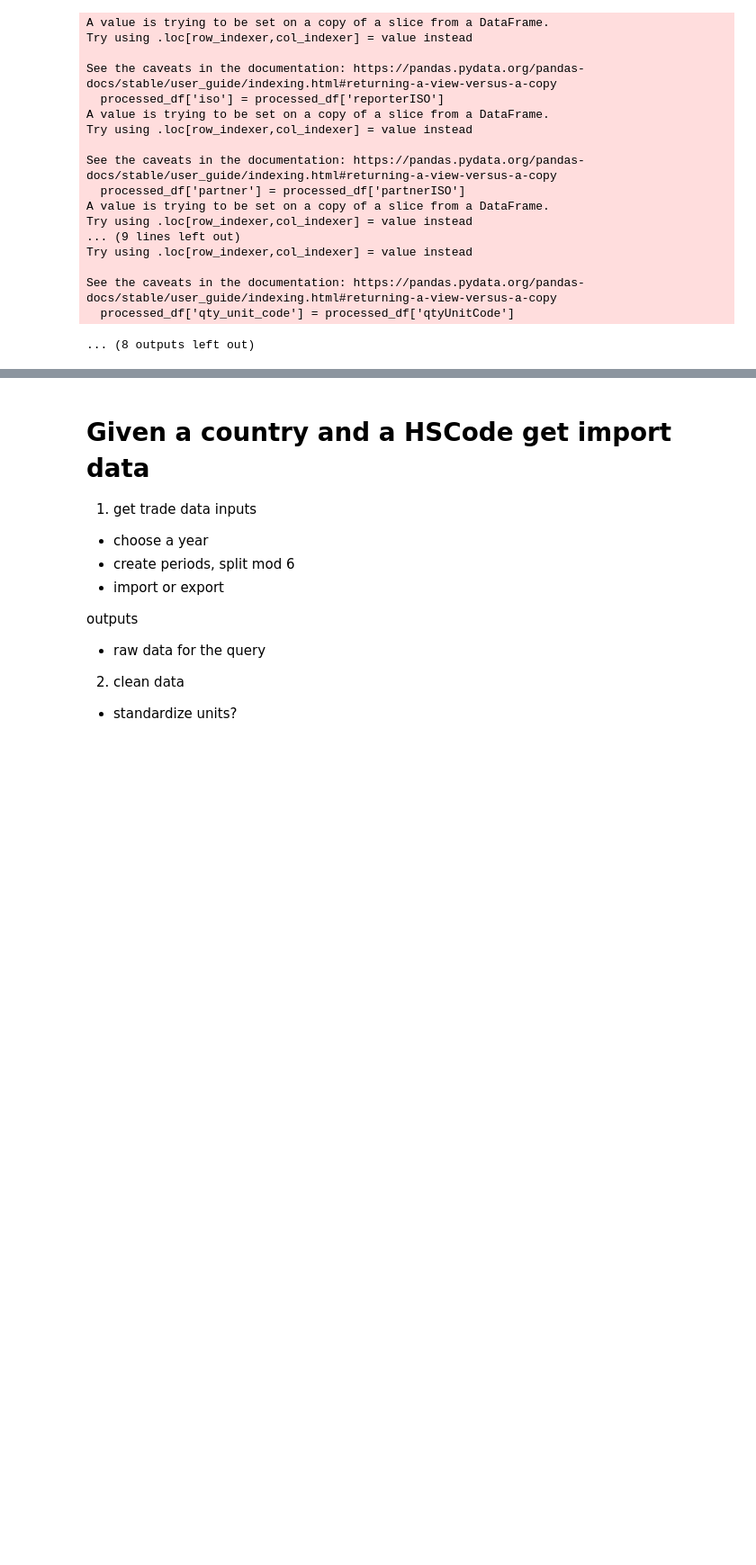
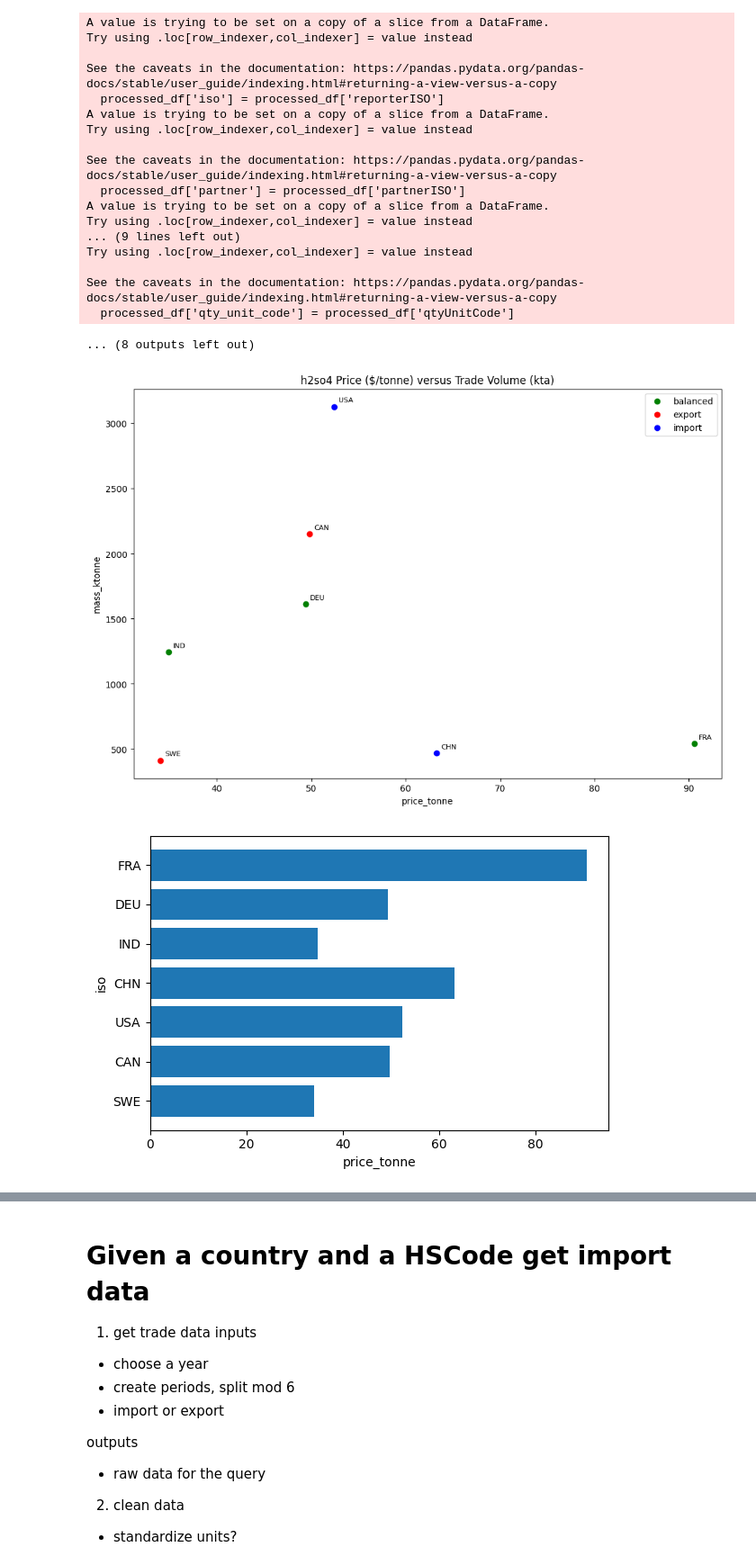
Before and after one commit to NicholasGrundl/bizwiz, a Jupyter notebook: notebooks/datacuration-v0.0-undata-api.ipynb, the cells around one changed output, grey strips where cells are left out. Shown at 90% size. Cells and saved outputs as stored; diff of their text form; code cells hidden in the pictures; blank space fills up the shorter version.

```diff
--- a/notebooks/datacuration-v0.0-undata-api.ipynb
+++ b/notebooks/datacuration-v0.0-undata-api.ipynb
@@ -762,0 +794,36 @@ See the caveats in the documentation: https://pandas.pydata.org/pandas-docs/stab
+# %%
+columns = ['price','kind','iso','total_mass']
+for chemical, country_data in dataset.items():
+    results = []
+    for country, data in country_data.items():
+        metrics = data['metrics']
+        # print(f"{country} - {metrics['price_total']:0.2f} $/kg, {metrics['kind']}")
+        results.append([
+            metrics['price_total'],
+            metrics['kind'],
+            country,
+            metrics['mass_total']
+        ])
+    plot_df = pd.DataFrame(data=results, columns=columns)
+    plot_df['price_tonne'] = plot_df['price']*1000
+    plot_df['mass_ktonne'] = plot_df['total_mass']/1000/1000
+    fig = trade_data.get_annotated_scatter(
+        df=plot_df,
+        x_col='price_tonne',
+        y_col='mass_ktonne',
+        color_col='kind',
+        key_col='iso',
+        title=f"{chemical} Price ($/tonne) versus Trade Volume (kta)"
+    )
+
+    display(fig)
+    create_horizontal_bar_chart(
+        df=plot_df,
+        x_col='price_tonne',
+        y_col='iso',
+        series_col=None,
+        figsize=(6,4)
+    )
+# %% [output]
+[figure, added]
+[figure, added]
```
Also changed, not shown: parts of 5 cells of this notebook, 53 other files.
